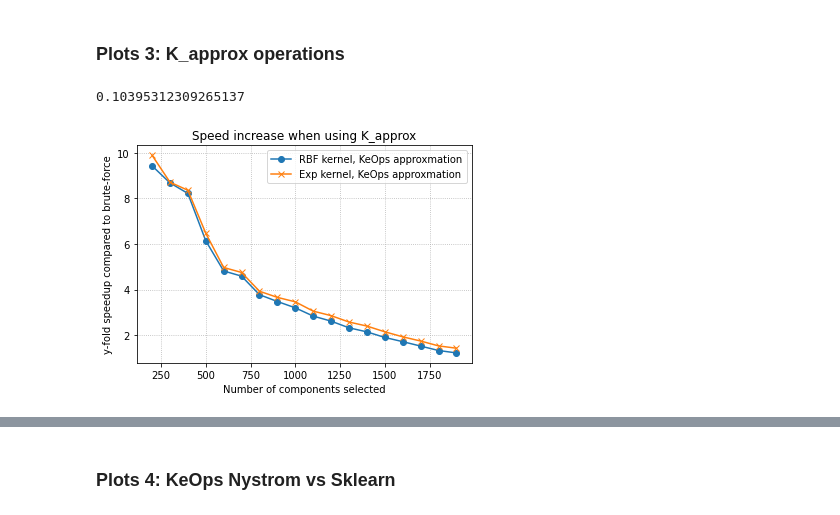
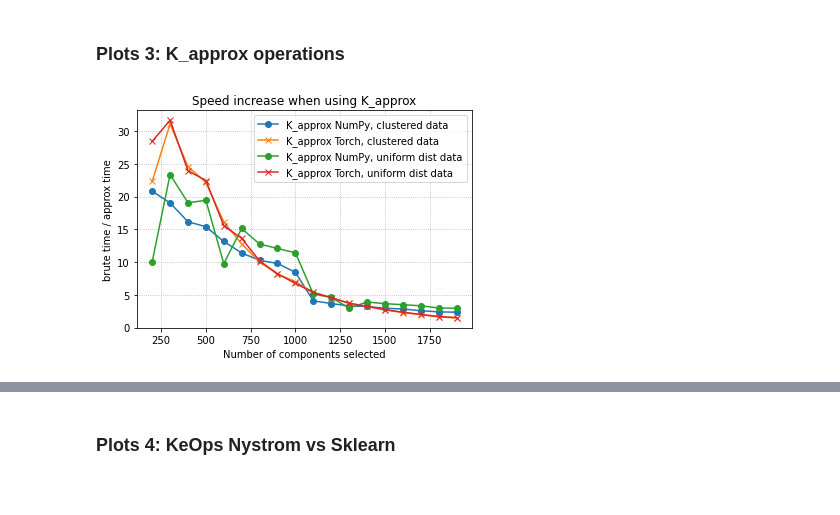
Before and after one commit to huddyyeo/keops_project, a Jupyter notebook: Nystrom_work/Nystrom_benchmarking.ipynb, the cells around one changed output, grey strips where cells are left out. Drawn from its saved outputs; the diff is of its cells as text; code cells hidden in the pictures.

```diff
--- a/Nystrom_work/Nystrom_benchmarking.ipynb
+++ b/Nystrom_work/Nystrom_benchmarking.ipynb
@@ -312,7 +305,4 @@ plt.show()
 # %%
 device = torch.device('cuda') if torch.cuda.is_available() else torch.device('cpu')
 #print(device)
-
-rnd_vector = torch.rand(10000, dtype=torch.float64)*100 # row vector
-rnd_vector = rnd_vector.to(device)
 # %%
@@ -345,24 +339,2 @@ def pairwise_kernels(kernel, x, y=None, sigma=None):
 
     return K_ij
-# %%
-kernel_brute = pairwise_kernels('rbf', data_clustered_t)
-
-start = time.time()
-res = kernel_brute @ rnd_vector
-end = time.time()
-
-brute_time = end-start
-# %% [output]
-0.10395312309265137
-# %%
-mult_times = []
-for i in range(200,2000,100):
-    n_tk = Nystrom_TK(n_components=i, kernel='rbf', random_state=0).fit(data_clustered_t)
-    approx_b = n_tk.K_approx(data_clustered_t)
-    start = time.time()
-    res = approx_b @ rnd_vector
-    end = time.time()
-    mult_time = end-start
-    mult_times.append(mult_time)
-
-speed_inc = [brute_time/item for item in mult_times]
@@ -369,19 +410,23 @@ speed_inc = [brute_time/item for item in mult_times]
+# %%
+times_np, times_torch, speed_np, speed_t, oh_np, oh_t, b_time_np, b_time_t, b_oh_np, b_oh_t = plot_3(data_clustered, data_clustered_t)
+# %%
+r_times_np, r_times_torch, r_speed_np, r_speed_t, r_oh_np, r_oh_t, r_b_time_np, r_b_time_t, r_b_oh_np, r_b_oh_t = plot_3(data_clustered, data_clustered_t)
 # %%
 # plot time difference
 
-# plt.plot(list(range(200,2000,100)), [brute_time for item in mult_times], label='RBF kernel, KeOps brute-froce')
-# plt.plot(list(range(200,2000,100)), mult_times, marker = "o", label='RBF kernel, KeOps approxmation')
-# plt.plot(list(range(200,2000,100)), [brute_time for item in mult_times_exp], label = 'Exp kernel, KeOps brute-froce')
-# plt.plot(list(range(200,2000,100)),mult_times_exp, marker ="x", label = 'Exp kernel, KeOps approxmation')
-plt.plot(list(range(200,2000,100)), speed_inc, marker = "o", label='RBF kernel, KeOps approxmation')
-plt.plot(list(range(200,2000,100)), speed_inc_exp, marker ="x", label = 'Exp kernel, KeOps approxmation')
-# plt.plot(list(range(200,2000,100)), [1 for item in speed_inc], marker ="x", label = 'Exp kernel, KeOps approxmation')
+
+plt.plot(list(range(200,2000,100)), speed_np, marker = "o", label='K_approx NumPy, clustered data')
+plt.plot(list(range(200,2000,100)), speed_t, marker ="x", label = 'K_approx Torch, clustered data')
+
+plt.plot(list(range(200,2000,100)), r_speed_np, marker = "o", label='K_approx NumPy, uniform dist data')
+plt.plot(list(range(200,2000,100)), r_speed_t, marker ="x", label = 'K_approx Torch, uniform dist data')
+
 plt.title("Speed increase when using K_approx")
 plt.xlabel("Number of components selected")
-plt.ylabel("y-fold speedup compared to brute-force")
+plt.ylabel("brute time / approx time")
 plt.grid(True, which="major", linestyle="dotted")
 plt.legend()
 plt.show()
 # %% [output]
-[figure, old version]
+[figure, new version]
 # %%
```
Also changed, not shown: parts of 14 cells of this notebook.
